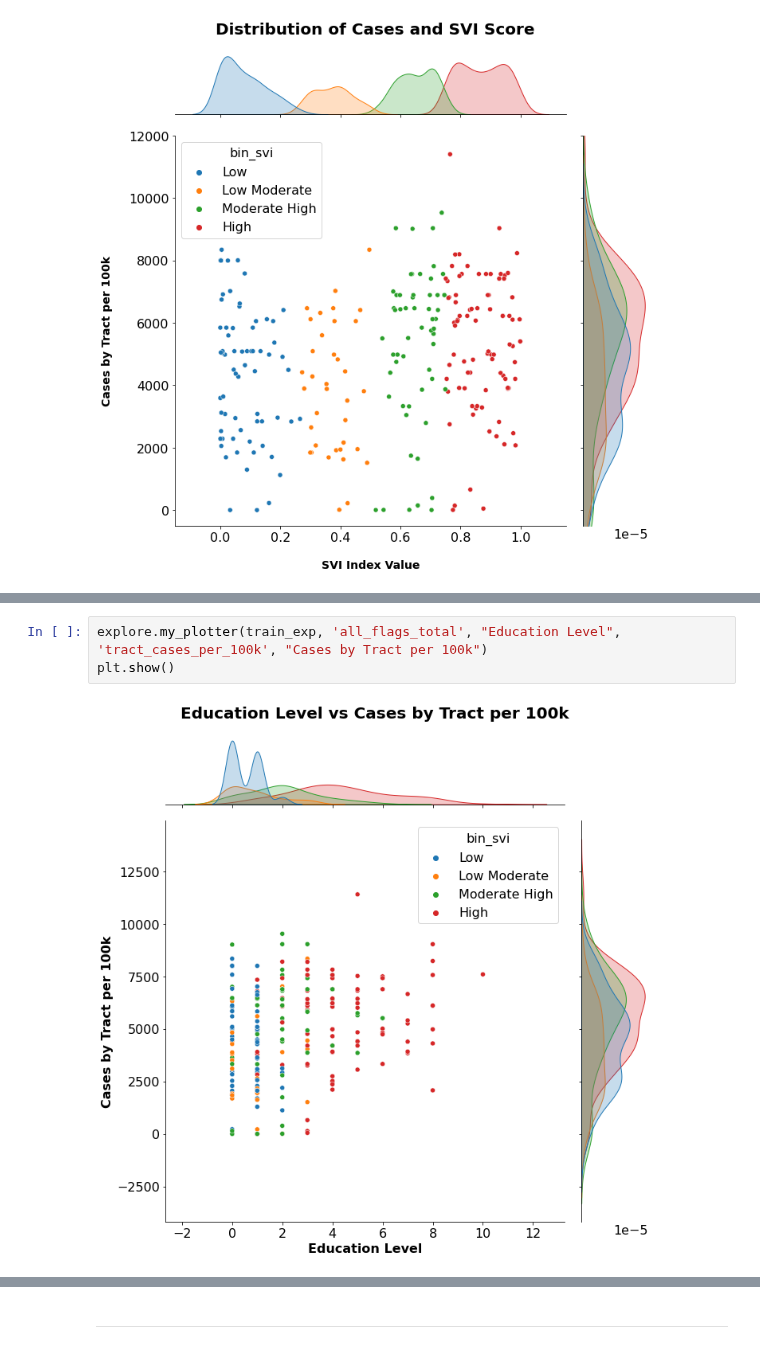
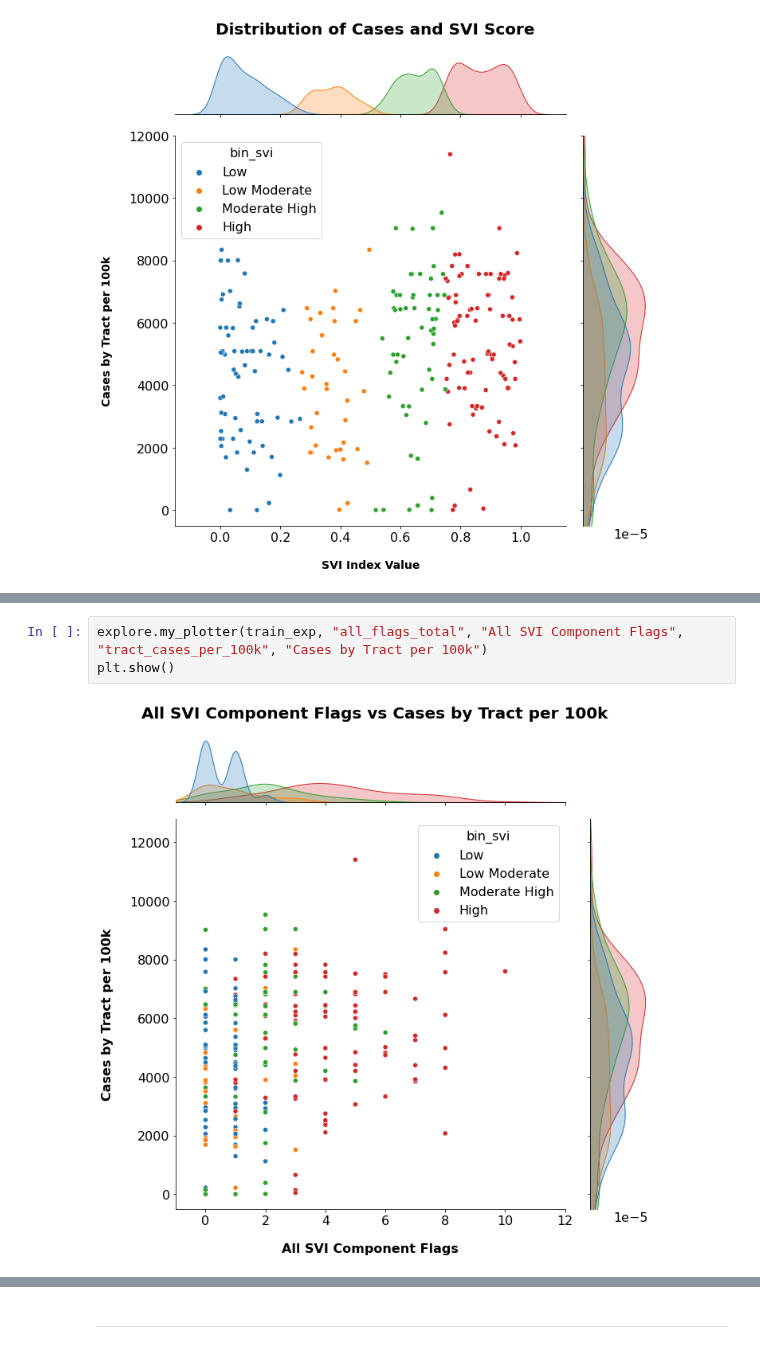
Before and after one commit to SVI-Capstone/svi_capstone, a Jupyter notebook: mvp-dallas.ipynb, the cells around one changed output, grey strips where cells are left out. Drawn from its saved outputs; the diff is of its cells as text.

Commit message:
Standard Figures

```diff
--- a/mvp-dallas.ipynb
+++ b/mvp-dallas.ipynb
@@ -163,6 +147,6 @@ train_exp
 # %%
-explore.my_plotter(train_exp, 'all_flags_total', "Education Level", 'tract_cases_per_100k', "Cases by Tract per 100k")
+explore.my_plotter(train_exp, "all_flags_total", "All SVI Component Flags", "tract_cases_per_100k", "Cases by Tract per 100k")
 plt.show()
 # %% [output]
-[figure, old version]
+[figure, new version]
 # %%
```
Also changed, not shown: parts of 3 cells of this notebook.
